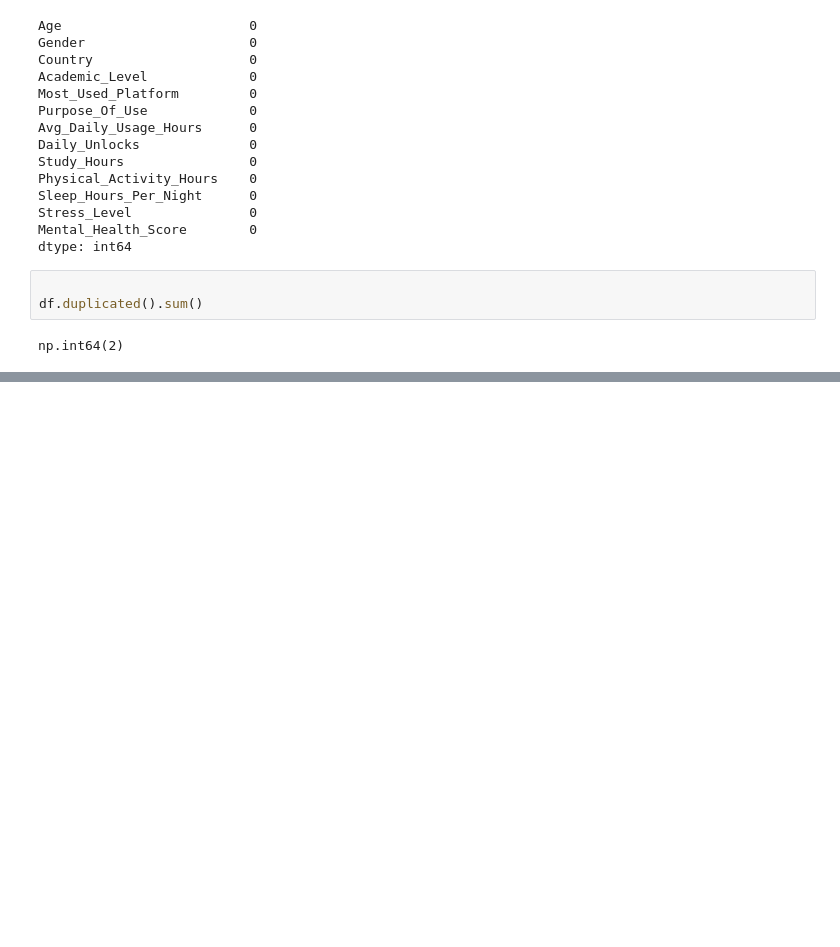
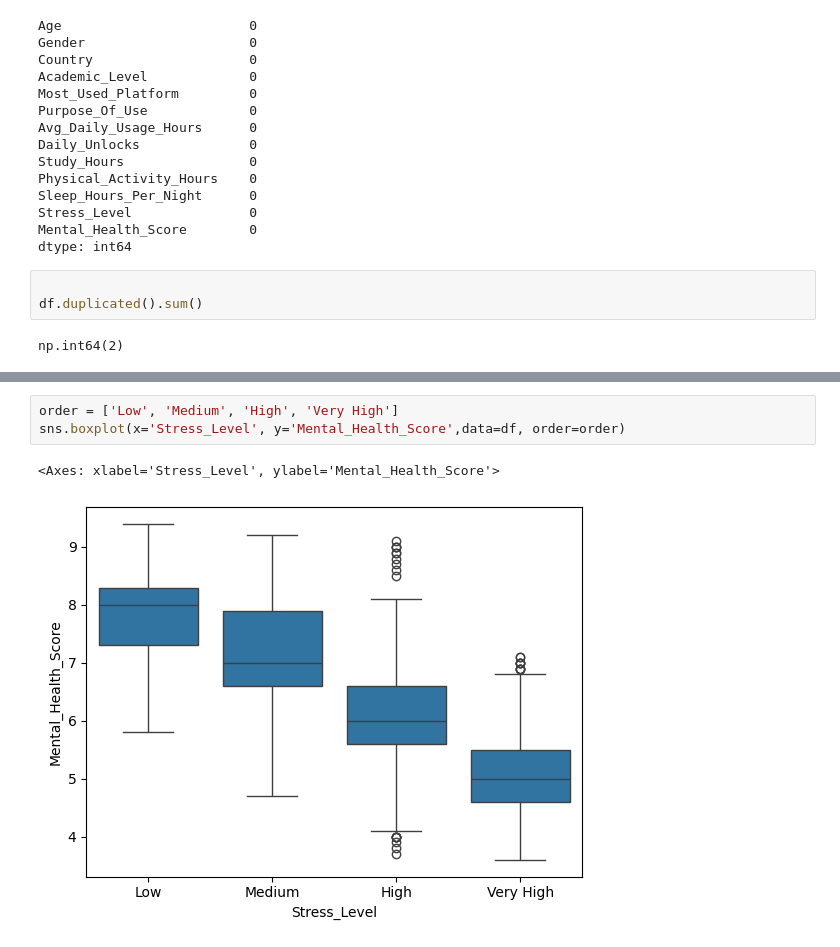
Before and after one commit to tejussaini/Mental-Sense-Ai, a Jupyter notebook: ml_model.ipynb, the cells around one changed output, grey strips where cells are left out. Saved outputs shown, nothing was run; the diff lists cells and outputs as text; blank space fills up the shorter version.

```diff
--- a/ml_model.ipynb
+++ b/ml_model.ipynb
@@ -55,0 +82,6 @@ np.int64(2)
+# %%
+order = ['Low', 'Medium', 'High', 'Very High']
+sns.boxplot(x='Stress_Level', y='Mental_Health_Score',data=df, order=order)
+# %% [output]
+<Axes: xlabel='Stress_Level', ylabel='Mental_Health_Score'>
+[figure, added]
```
Also changed, not shown: parts of 18 cells of this notebook.
